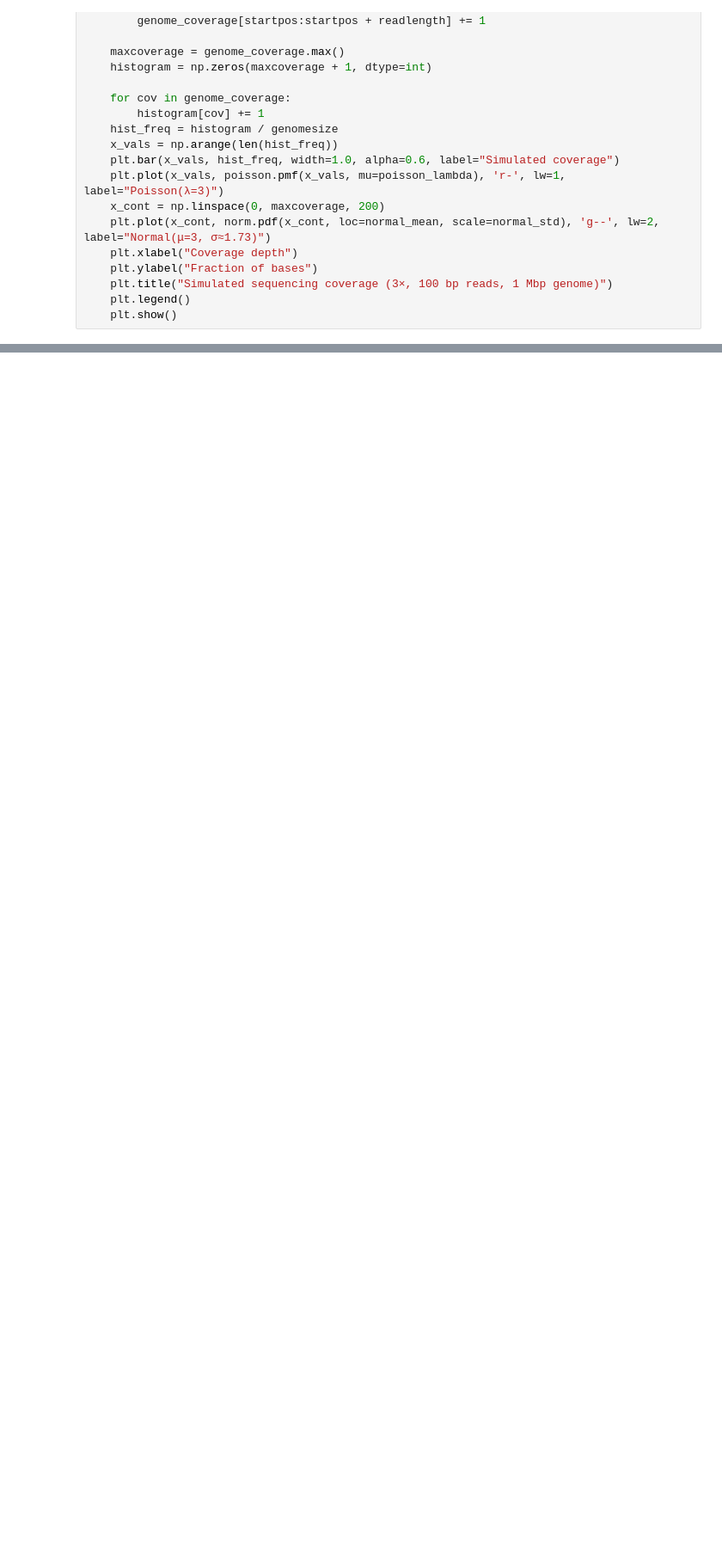
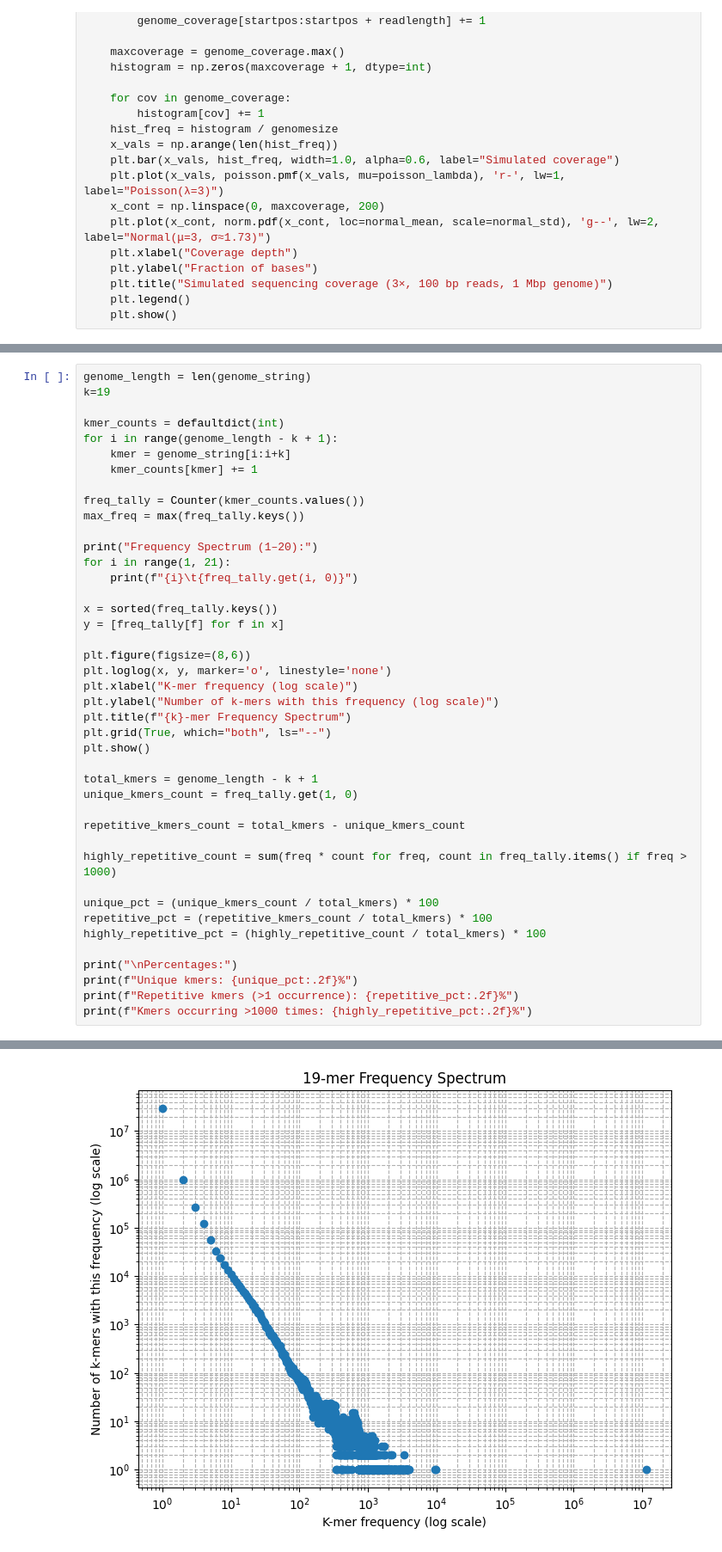
Before and after one commit to syneoxya/Computatiional_Genomics, a Jupyter notebook: hw1/hw1.ipynb, the cells around one changed output, grey strips where cells are left out. Shown at 86% size. Saved outputs shown, nothing was run; the diff lists cells and outputs as text; blank space fills up the shorter version.

```diff
--- a/hw1/hw1.ipynb
+++ b/hw1/hw1.ipynb
@@ -125,0 +165,43 @@ coverage_dist(genomesize=1_000_000, readlength=100, coverage=30, poisson_lambda=
+# %%
+genome_length = len(genome_string)
+k=19
+
+kmer_counts = defaultdict(int)
+for i in range(genome_length - k + 1):
+    kmer = genome_string[i:i+k]
+    kmer_counts[kmer] += 1
+
+freq_tally = Counter(kmer_counts.values())
+max_freq = max(freq_tally.keys())
+
+print("Frequency Spectrum (1–20):")
+for i in range(1, 21):
+    print(f"{i}\t{freq_tally.get(i, 0)}")
+
+x = sorted(freq_tally.keys())
+y = [freq_tally[f] for f in x]
+
+plt.figure(figsize=(8,6))
+plt.loglog(x, y, marker='o', linestyle='none')
+plt.xlabel("K-mer frequency (log scale)")
+plt.ylabel("Number of k-mers with this frequency (log scale)")
+plt.title(f"{k}-mer Frequency Spectrum")
+plt.grid(True, which="both", ls="--")
+plt.show()
+
+total_kmers = genome_length - k + 1
+unique_kmers_count = freq_tally.get(1, 0)
+
+repetitive_kmers_count = total_kmers - unique_kmers_count
+
+highly_repetitive_count = sum(freq * count for freq, count in freq_tally.items() if freq > 1000)
+
+unique_pct = (unique_kmers_count / total_kmers) * 100
+repetitive_pct = (repetitive_kmers_count / total_kmers) * 100
+highly_repetitive_pct = (highly_repetitive_count / total_kmers) * 100
+
+print("\nPercentages:")
+print(f"Unique kmers: {unique_pct:.2f}%")
+print(f"Repetitive kmers (>1 occurrence): {repetitive_pct:.2f}%")
+print(f"Kmers occurring >1000 times: {highly_repetitive_pct:.2f}%")
+# %% [output]
@@ -125,0 +225 @@ coverage_dist(genomesize=1_000_000, readlength=100, coverage=30, poisson_lambda=
+[figure, added]
```
Also changed, not shown: parts of 9 cells of this notebook, 1 other file.
